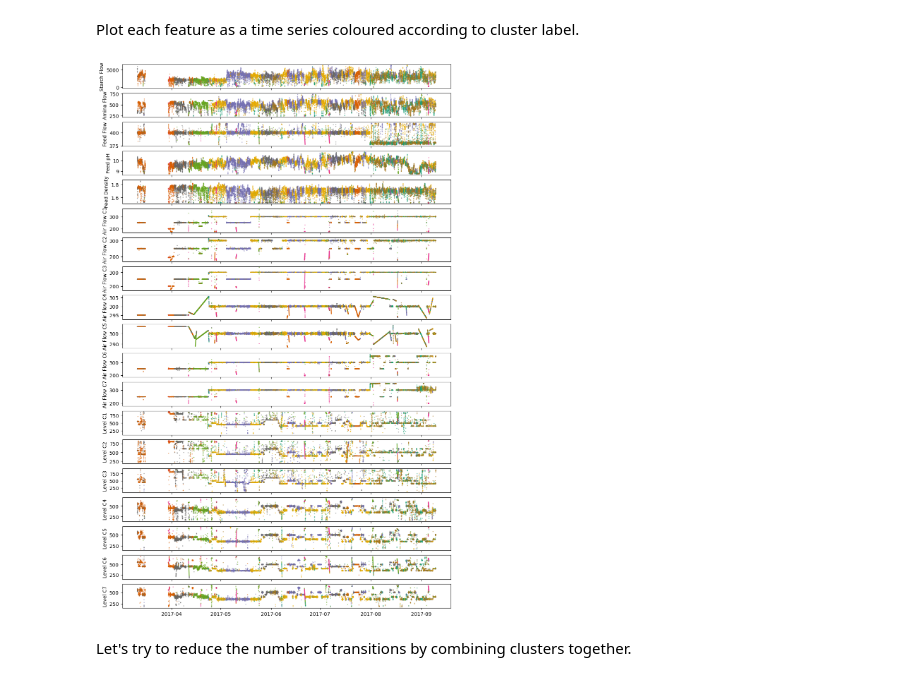
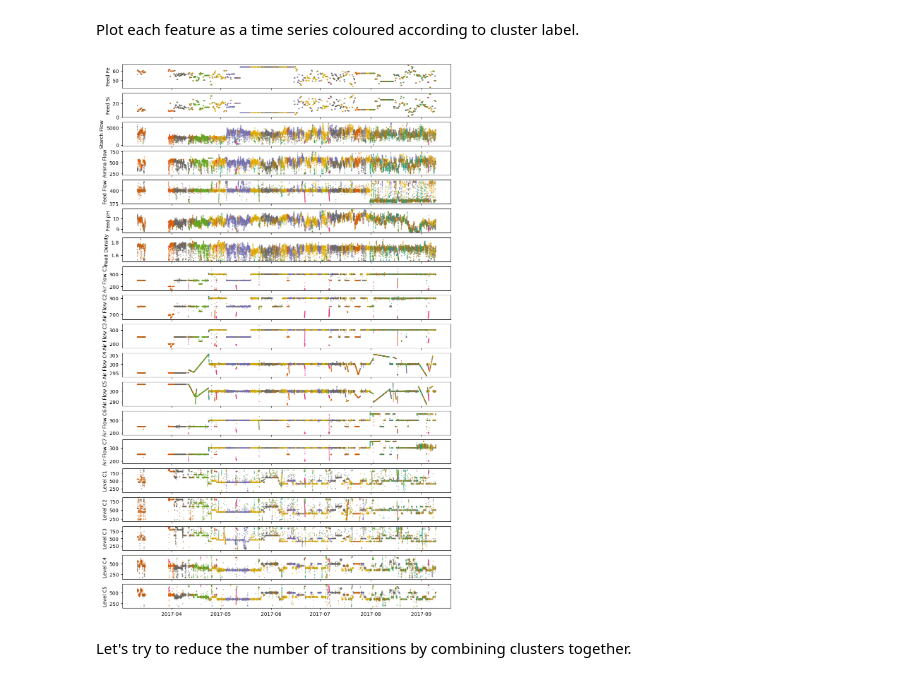
Before and after one commit to Stellenbosch-University-Process-Eng/Optimality-graph, a Jupyter notebook: Worked example.ipynb, the cells around one changed output. Cells and saved outputs as stored; diff of their text form; code cells hidden in the pictures.

```diff
--- a/Worked example.ipynb
+++ b/Worked example.ipynb
@@ -88,10 +84,8 @@ df_model = df.drop(['Product Fe', 'Product Si', 'Feed Fe', 'Feed Si'], axis=1)
 X = df_model.values
 y = df['Product Fe'].values
 
-# Standardise inputs (PLS is sensitive to scale)
-scaler = StandardScaler()
-X_scaled = scaler.fit_transform(X)
-
+# Standardise inputs and split(PLS is sensitive to scale)
+X_scaled = StandardScaler().fit_transform(X)
 X_train, X_test, y_train, y_test = train_test_split(
     X_scaled, y, test_size=0.2, random_state=42)
 
@@ -99,7 +93,6 @@ X_train, X_test, y_train, y_test = train_test_split(
 n_components = 6
 pls = PLSRegression(n_components=n_components)
 pls.fit(X_train, y_train)
-
 y_pred = pls.predict(X_test).ravel()
 r2   = r2_score(y_test, y_pred)
 rmse = np.sqrt(mean_squared_error(y_test, y_pred))
@@ -116,7 +109,6 @@ ax.set_ylabel('Predicted Product Fe')
 plt.tight_layout()
 plt.show()
 
-
 # --- Project X into PLS latent space ---
 T = pls.transform(X_scaled)
 # %% [output]
@@ -139,11 +131,11 @@ plt.show()
 Plot each feature as a time series coloured according to cluster label.
 # %%
 fig, ax = plt.subplots(19,1, figsize=(12, 20), sharex=True)
-for (ax, col) in zip(ax.flatten(), df_model.columns):
-    ax.scatter(df_model.index, df_model[col], c = pls_labels, s=1, cmap = 'Dark2', alpha = 0.5)
+for (ax, col) in zip(ax.flatten(), df.columns):
+    ax.scatter(df.index, df[col], c = pls_labels, s=1, cmap = 'Dark2', alpha = 0.5)
     ax.set_ylabel(col)
 # %% [output]
-[figure, old version]
+[figure, new version]
 # %% [markdown]
 Let's try to reduce the number of transitions by combining clusters together.
 # %%
```
Also changed, not shown: parts of 8 cells of this notebook.
